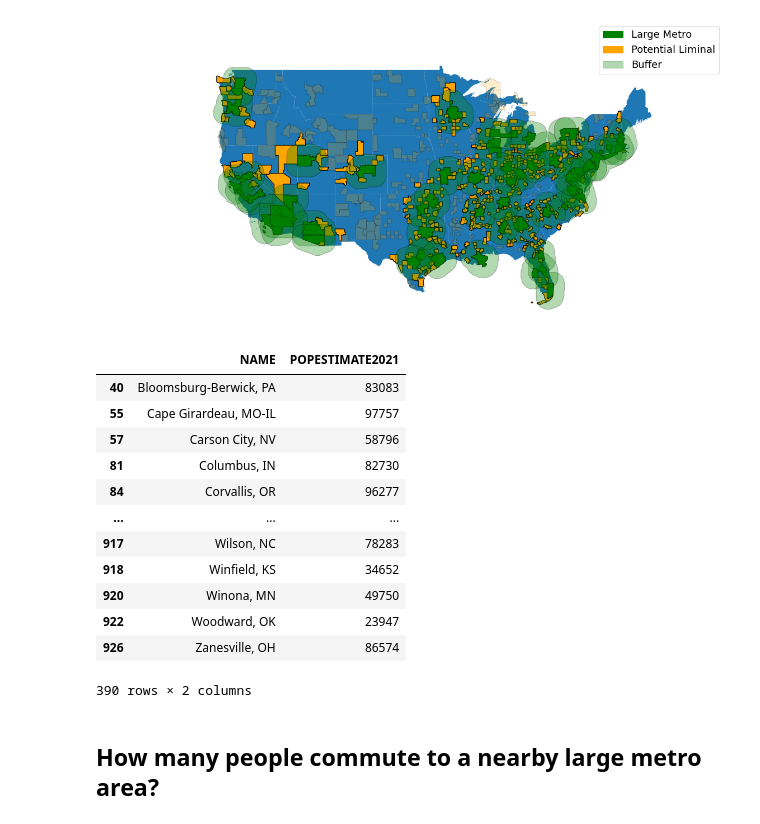
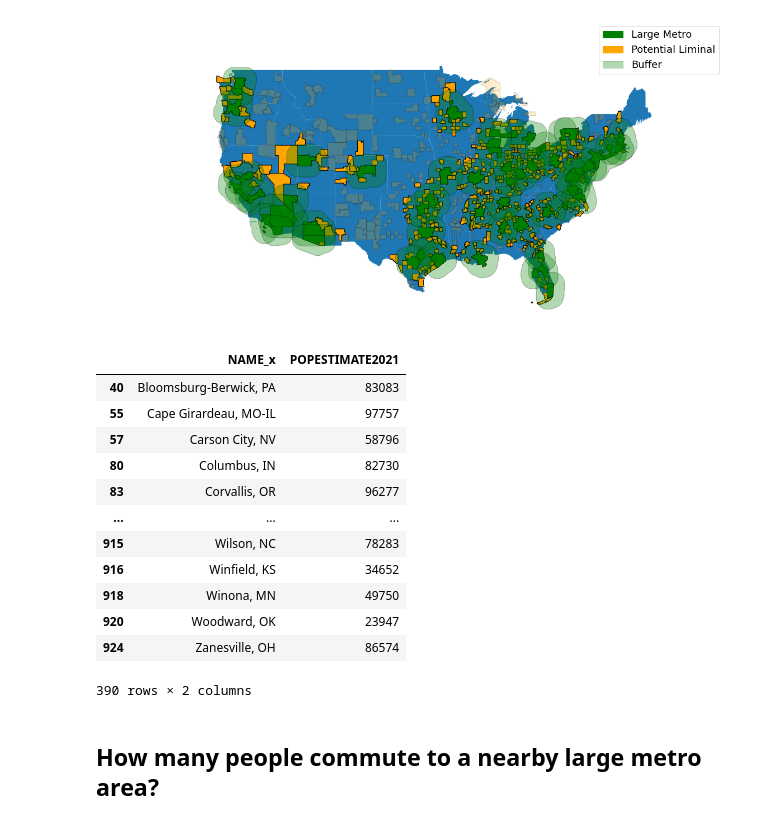
Before and after one commit to ElliottGAbel/Liminal_Cities, a Jupyter notebook: project.ipynb, the cells around one changed output. Saved outputs shown, nothing was run; the diff lists cells and outputs as text; code cells hidden in the pictures.

```diff
--- a/project.ipynb
+++ b/project.ipynb
@@ -36,7 +36,7 @@ popData
 #Load Core Based Statistical Areas (https://catalog.data.gov/dataset/tiger-line-shapefile-2019-nation-u-s-current-metropolitan-statistical-area-micropolitan-statist)
 #CRS 3857: https://epsg.io/3857
 
-CBSAs = geopandas.read_file("data/metro_shp/tl_2019_us_cbsa.shp").to_crs(3857)
+CBSAs = geopandas.read_file("data/tl_2019_us_cbsa.zip").to_crs(3857)
 CBSAs = CBSAs[['CBSAFP', 'NAME', 'geometry']]
 CBSAs['CBSAFP'] = CBSAs['CBSAFP'].astype(int)
 CBSAs
@@ -303,7 +282,8 @@ Name: S000, Length: 910, dtype: int64
 # %% [markdown]
 ## Main gdf table with data for every CBSA
 # %%
-gdf = pd.merge(popData, CBSAs, on="NAME", how="inner")
+popDataM = popData[((popData['LSAD'] == 'Metropolitan Statistical Area') | (popData['LSAD'] == 'Micropolitan Statistical Area'))]
+gdf = pd.merge(popDataM, CBSAs, left_on="CBSA", right_on="CBSAFP", how="inner")
 gdf = geopandas.GeoDataFrame(gdf)
 gdf
 # %% [output]
@@ -385,20 +365,20 @@ plt.show()
 [figure]
 # %%
 #Possible liminal places
-gdf[gdf['micro'] & gdf['inBuff']][['NAME', 'POPESTIMATE2021']]
+gdf[gdf['micro'] & gdf['inBuff']][['NAME_x', 'POPESTIMATE2021']]
 # %% [output]
-|  | NAME | POPESTIMATE2021 |
+|  | NAME_x | POPESTIMATE2021 |
 | 40 | Bloomsburg-Berwick, PA | 83083 |
 | 55 | Cape Girardeau, MO-IL | 97757 |
 | 57 | Carson City, NV | 58796 |
-| 81 | Columbus, IN | 82730 |
-| 84 | Corvallis, OR | 96277 |
+| 80 | Columbus, IN | 82730 |
+| 83 | Corvallis, OR | 96277 |
 | ... | ... | ... |
-| 917 | Wilson, NC | 78283 |
-| 918 | Winfield, KS | 34652 |
-| 920 | Winona, MN | 49750 |
-| 922 | Woodward, OK | 23947 |
-| 926 | Zanesville, OH | 86574 |
+| 915 | Wilson, NC | 78283 |
+| 916 | Winfield, KS | 34652 |
+| 918 | Winona, MN | 49750 |
+| 920 | Woodward, OK | 23947 |
+| 924 | Zanesville, OH | 86574 |
 390 rows × 2 columns
 # %% [markdown]
 ## How many people commute to a nearby large metro area?
```
Also changed, not shown: parts of 12 cells of this notebook.
